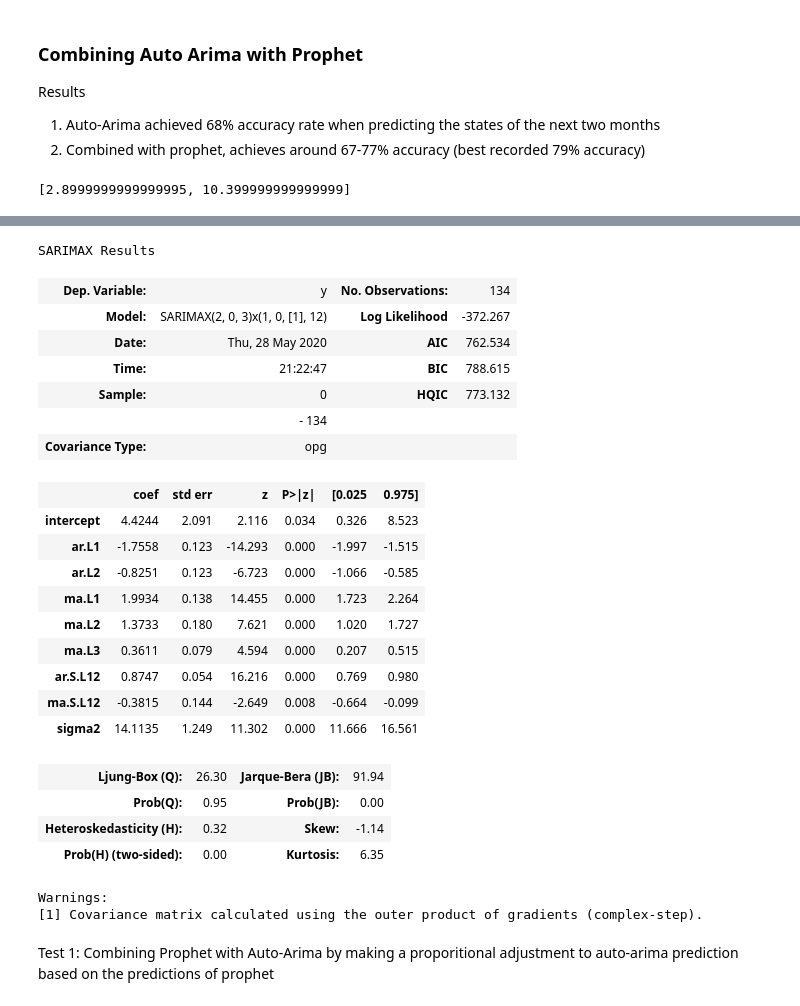
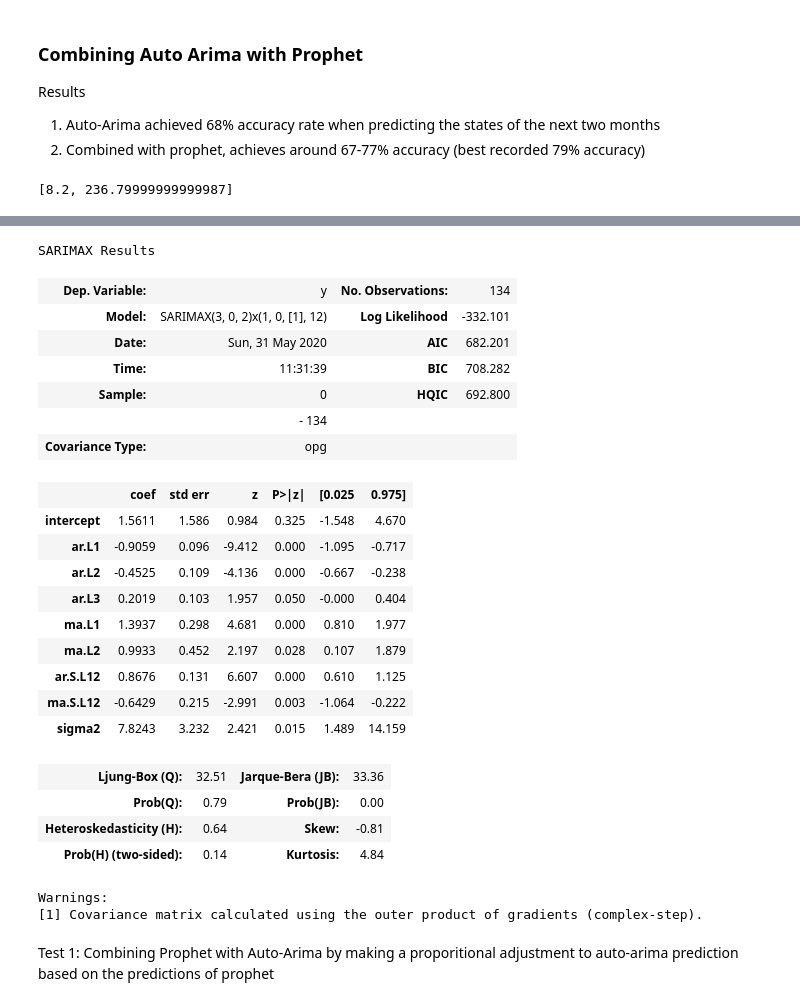
Before and after one commit to amirgamil/Meningitis-Analysis, a Jupyter notebook: Code/Forecasting Pipeline.ipynb, the cells around one changed output, grey strips where cells are left out. Drawn from its saved outputs; the diff is of its cells as text; code cells hidden in the pictures.

```diff
--- a/Code/Forecasting Pipeline.ipynb
+++ b/Code/Forecasting Pipeline.ipynb
@@ -58,7 +67,7 @@ def compare_predicted_state_to_ground_truth(predicted_no_cases, ground_truth, th
 #which will be used by prophet and automatically in the pipeline defined by the Auto-Arima model
 lmbda=1e-6
 
-month_data_burkina = month_data.loc[month_data["Country"] == 1]
+month_data_burkina = month_data.loc[month_data["Country"] == 12]
 
 #Apply Box-Cox transformation to prophet data since that is not gonna go through the pipeline of auto_arima
 month_data_burkina_prophet = month_data_burkina.copy()
@@ -80,19 +89,24 @@ train_data = X[:separation]
 test_data = X[separation:]
 test_states = month_data_burkina[separation:]["State"]
 test_states = test_states.reset_index(drop=True)
-burkina_monthly_thresholds = monthly_thresholds[1]
-print(monthly_thresholds[5])
+burkina_monthly_thresholds = monthly_thresholds[12]
+print(monthly_thresholds[1])
 # %% [output]
-[2.8999999999999995, 10.399999999999999]
+[8.2, 236.79999999999987]
 # %%
-fit = Pipeline([
-    ('boxcox', BoxCoxEndogTransformer(lmbda2=lmbda)),
-    ('arima', pm.AutoARIMA(trace=True,
-                           suppress_warnings=True,
-                           m=12))
-])
+class AutoArima():
+    def __init__(self):
+        self.model = Pipeline([
+                        ('boxcox', BoxCoxEndogTransformer(lmbda2=lmbda)),
+                        ('arima', pm.AutoARIMA(trace=True,
+                                               suppress_warnings=True,
+                                               m=12))
+                    ])
+    def fit(self, train_data):
+        self.model.fit(train_data)
 
-fit.fit(train_data)
-fit.summary()
+auto_arima = AutoArima()
+auto_arima.fit(train_data)
+auto_arima.model.summary()
 # %% [output]
 Performing stepwise search to minimize aic
@@ -115,25 +129,25 @@ Total fit time: 26.959 seconds
 SARIMAX Results
 | Dep. Variable: | y | No. Observations: | 134 |
-| Model: | SARIMAX(2, 0, 3)x(1, 0, [1], 12) | Log Likelihood | -372.267 |
-| Date: | Thu, 28 May 2020 | AIC | 762.534 |
-| Time: | 21:22:47 | BIC | 788.615 |
-| Sample: | 0 | HQIC | 773.132 |
+| Model: | SARIMAX(3, 0, 2)x(1, 0, [1], 12) | Log Likelihood | -332.101 |
+| Date: | Sun, 31 May 2020 | AIC | 682.201 |
+| Time: | 11:31:39 | BIC | 708.282 |
+| Sample: | 0 | HQIC | 692.800 |
 |  | - 134 |  |  |
 | Covariance Type: | opg |  |  |
 |  | coef | std err | z | P>|z| | [0.025 | 0.975] |
-| intercept | 4.4244 | 2.091 | 2.116 | 0.034 | 0.326 | 8.523 |
-| ar.L1 | -1.7558 | 0.123 | -14.293 | 0.000 | -1.997 | -1.515 |
-| ar.L2 | -0.8251 | 0.123 | -6.723 | 0.000 | -1.066 | -0.585 |
-| ma.L1 | 1.9934 | 0.138 | 14.455 | 0.000 | 1.723 | 2.264 |
-| ma.L2 | 1.3733 | 0.180 | 7.621 | 0.000 | 1.020 | 1.727 |
-| ma.L3 | 0.3611 | 0.079 | 4.594 | 0.000 | 0.207 | 0.515 |
-| ar.S.L12 | 0.8747 | 0.054 | 16.216 | 0.000 | 0.769 | 0.980 |
-| ma.S.L12 | -0.3815 | 0.144 | -2.649 | 0.008 | -0.664 | -0.099 |
-| sigma2 | 14.1135 | 1.249 | 11.302 | 0.000 | 11.666 | 16.561 |
+| intercept | 1.5611 | 1.586 | 0.984 | 0.325 | -1.548 | 4.670 |
+| ar.L1 | -0.9059 | 0.096 | -9.412 | 0.000 | -1.095 | -0.717 |
+| ar.L2 | -0.4525 | 0.109 | -4.136 | 0.000 | -0.667 | -0.238 |
+| ar.L3 | 0.2019 | 0.103 | 1.957 | 0.050 | -0.000 | 0.404 |
+| ma.L1 | 1.3937 | 0.298 | 4.681 | 0.000 | 0.810 | 1.977 |
+| ma.L2 | 0.9933 | 0.452 | 2.197 | 0.028 | 0.107 | 1.879 |
+| ar.S.L12 | 0.8676 | 0.131 | 6.607 | 0.000 | 0.610 | 1.125 |
+| ma.S.L12 | -0.6429 | 0.215 | -2.991 | 0.003 | -1.064 | -0.222 |
+| sigma2 | 7.8243 | 3.232 | 2.421 | 0.015 | 1.489 | 14.159 |
-| Ljung-Box (Q): | 26.30 | Jarque-Bera (JB): | 91.94 |
-| Prob(Q): | 0.95 | Prob(JB): | 0.00 |
-| Heteroskedasticity (H): | 0.32 | Skew: | -1.14 |
-| Prob(H) (two-sided): | 0.00 | Kurtosis: | 6.35 |
+| Ljung-Box (Q): | 32.51 | Jarque-Bera (JB): | 33.36 |
+| Prob(Q): | 0.79 | Prob(JB): | 0.00 |
+| Heteroskedasticity (H): | 0.64 | Skew: | -0.81 |
+| Prob(H) (two-sided): | 0.14 | Kurtosis: | 4.84 |
 Warnings:
 [1] Covariance matrix calculated using the outer product of gradients (complex-step).
 # %% [markdown]
```
Also changed, not shown: parts of 14 cells of this notebook, 1 other file.
